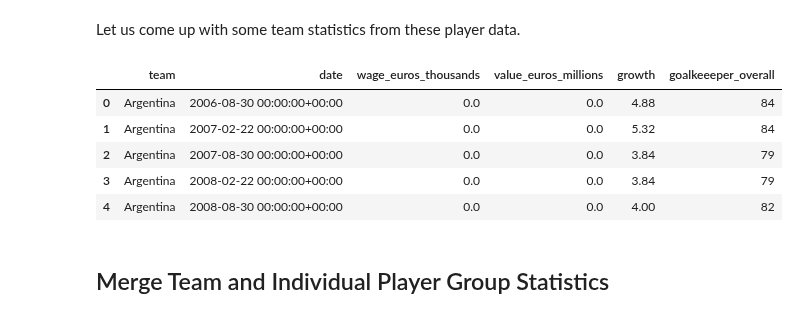
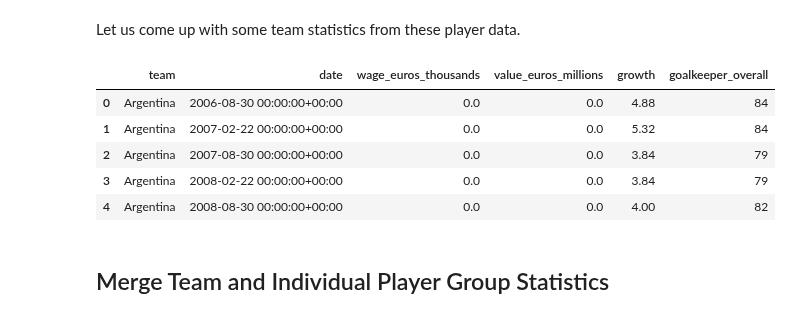
Before and after one commit to AC209aWC2018/World-Cup-2018, a Jupyter notebook: sofifa/sofifa-cleaning.ipynb, the cells around one changed output. Cells and saved outputs as stored; diff of their text form; code cells hidden in the pictures.

Commit message:
Updated sofifa notebooks

```diff
--- a/sofifa/sofifa-cleaning.ipynb
+++ b/sofifa/sofifa-cleaning.ipynb
@@ -11,7 +11,7 @@ import ast
 import tqdm
 %matplotlib inline
 # %%
-sofifa = pd.read_csv('data/sofifa_data.csv')
+sofifa = pd.read_csv('../data/sofifa_data.csv')
 sofifa['date'] = pd.to_datetime(sofifa['date'], utc=True)
 
 sofifa.head()
@@ -202,13 +201,13 @@ sofifa_player['growth'] = sofifa_player['potential'] - sofifa_player['player_ove
 # %%
 sofifa_player_grp = sofifa_player.groupby(['team', 'date'],
                                           as_index=False).agg({'wage_euros_thousands': np.mean,
                                                                'value_euros_millions': np.mean,
                                                                'growth': np.mean,
                                                                'player_overall': 'first'}) # goalkeeper's overall
-sofifa_player_grp.rename({'player_overall': 'goalkeeeper_overall'}, axis=1, inplace=True)
+sofifa_player_grp.rename({'player_overall': 'goalkeeper_overall'}, axis=1, inplace=True)
 sofifa_player_grp.head()
 # %% [output]
-|  | team | date | wage_euros_thousands | value_euros_millions | growth | goalkeeeper_overall |
+|  | team | date | wage_euros_thousands | value_euros_millions | growth | goalkeeper_overall |
 | 0 | Argentina | 2006-08-30 00:00:00+00:00 | 0.0 | 0.0 | 4.88 | 84 |
 | 1 | Argentina | 2007-02-22 00:00:00+00:00 | 0.0 | 0.0 | 5.32 | 84 |
 | 2 | Argentina | 2007-08-30 00:00:00+00:00 | 0.0 | 0.0 | 3.84 | 79 |
```
Also changed, not shown: parts of 6 cells of this notebook, 9 other files.
